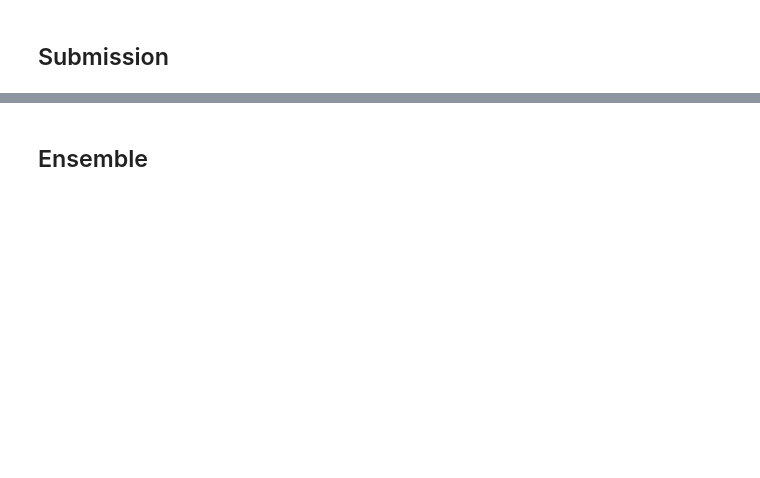
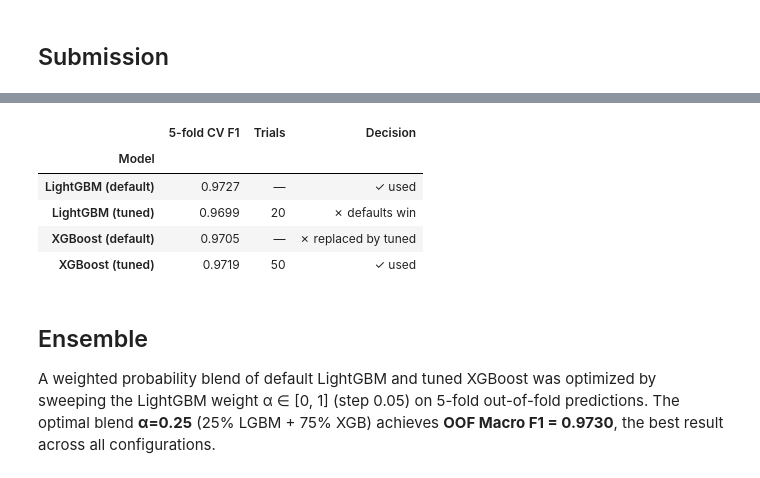
Before and after one commit to Pyxis567/triagegeist, a Jupyter notebook: triagegeist.ipynb, the cells around one changed output, grey strips where cells are left out. Saved outputs shown, nothing was run; the diff lists cells and outputs as text; code cells hidden in the pictures; blank space fills up the shorter version.

```diff
--- a/triagegeist.ipynb
+++ b/triagegeist.ipynb
@@ -298,52 +373,26 @@ Best model: LightGBM  (0.9724)
 # %%
-import json
-import plotly.graph_objects as go
-from src.utils import PLOTLY_LAYOUT
+import json, pandas as pd
 
-# ── Load tuning results ───────────────────────────────────────────────────────
 with open('submissions/best_params_lgbm.json') as f:
     lgbm_cfg = json.load(f)
 with open('submissions/best_params_xgb.json') as f:
     xgb_cfg = json.load(f)
 
-print('=== Optuna Tuning Results ===\n')
-print(f"LightGBM  — 20 trials, 3-fold CV")
-print(f"  Best 3-fold F1  : {lgbm_cfg['best_f1']:.4f}")
-print(f"  n_estimators    : {lgbm_cfg['best_n_estimators']}")
-print(f"  Key params      : num_leaves={lgbm_cfg['params']['num_leaves']}, "
-      f"max_depth={lgbm_cfg['params']['max_depth']}, "
-      f"lr={lgbm_cfg['params']['learning_rate']:.4f}")
-print()
-print(f"XGBoost   — 50 trials, 3-fold CV")
-print(f"  Best 3-fold F1  : {xgb_cfg['best_f1']:.4f}  (vs untuned 0.9705)")
-print(f"  n_estimators    : {xgb_cfg['best_n_estimators']}")
-print(f"  Key params      : max_depth={xgb_cfg['params']['max_depth']}, "
-      f"lr={xgb_cfg['params']['learning_rate']:.4f}, "
-      f"gamma={xgb_cfg['params']['gamma']:.3f}, "
-      f"max_delta_step={xgb_cfg['params']['max_delta_step']}")
-
-# ── Visualise tuning gains ────────────────────────────────────────────────────
-models   = ['LightGBM (default)', 'LightGBM (tuned)', 'XGBoost (default)', 'XGBoost (tuned)']
-cv_5fold = [0.9727, 0.9699, 0.9705, 0.9723]
-colors   = ['#4C72B0', '#8FAADC', '#DD8452', '#F4A261']
-
-fig = go.Figure()
-for name, score, color in zip(models, cv_5fold, colors):
-    fig.add_trace(go.Bar(
-        x=[name], y=[score],
-        marker_color=color,
-        marker_line=dict(color='white', width=1.5),
-        text=f'<b>{score:.4f}</b>',
-        textposition='outside',
-    ))
-fig.update_layout(
-    title=dict(text='<b>Tuning Impact — 5-fold CV Macro F1</b>', x=0.5, font=dict(size=20)),
-    xaxis=dict(title='Model', showgrid=False),
-    yaxis=dict(title='Macro F1', range=[0.965, 0.975], tickformat='.3f', gridcolor='#e5e5e5'),
-    showlegend=False, bargap=0.3, height=480,
-    **PLOTLY_LAYOUT,
-)
-fig.show()
+pd.DataFrame({
+    'Model':        ['LightGBM (default)', 'LightGBM (tuned)', 'XGBoost (default)', 'XGBoost (tuned)'],
+    '5-fold CV F1': [0.9727, 0.9699, 0.9705, round(xgb_tuned_f1, 4)],
+    'Trials':       ['—', 20, '—', 50],
+    'Decision':     ['✓ used', '✗ defaults win', '✗ replaced by tuned', '✓ used'],
+}).set_index('Model')
+# %% [output]
+|  | 5-fold CV F1 | Trials | Decision |
+| Model |  |  |  |
+| LightGBM (default) | 0.9727 | — | ✓ used |
+| LightGBM (tuned) | 0.9699 | 20 | ✗ defaults win |
+| XGBoost (default) | 0.9705 | — | ✗ replaced by tuned |
+| XGBoost (tuned) | 0.9719 | 50 | ✓ used |
 # %% [markdown]
 ## Ensemble
+
+A weighted probability blend of default LightGBM and tuned XGBoost was optimized by sweeping the LightGBM weight α ∈ [0, 1] (step 0.05) on 5-fold out-of-fold predictions. The optimal blend **α=0.25** (25% LGBM + 75% XGB) achieves **OOF Macro F1 = 0.9730**, the best result across all configurations.
 # %%
```
Also changed, not shown: parts of 18 cells of this notebook, 2 other files.
